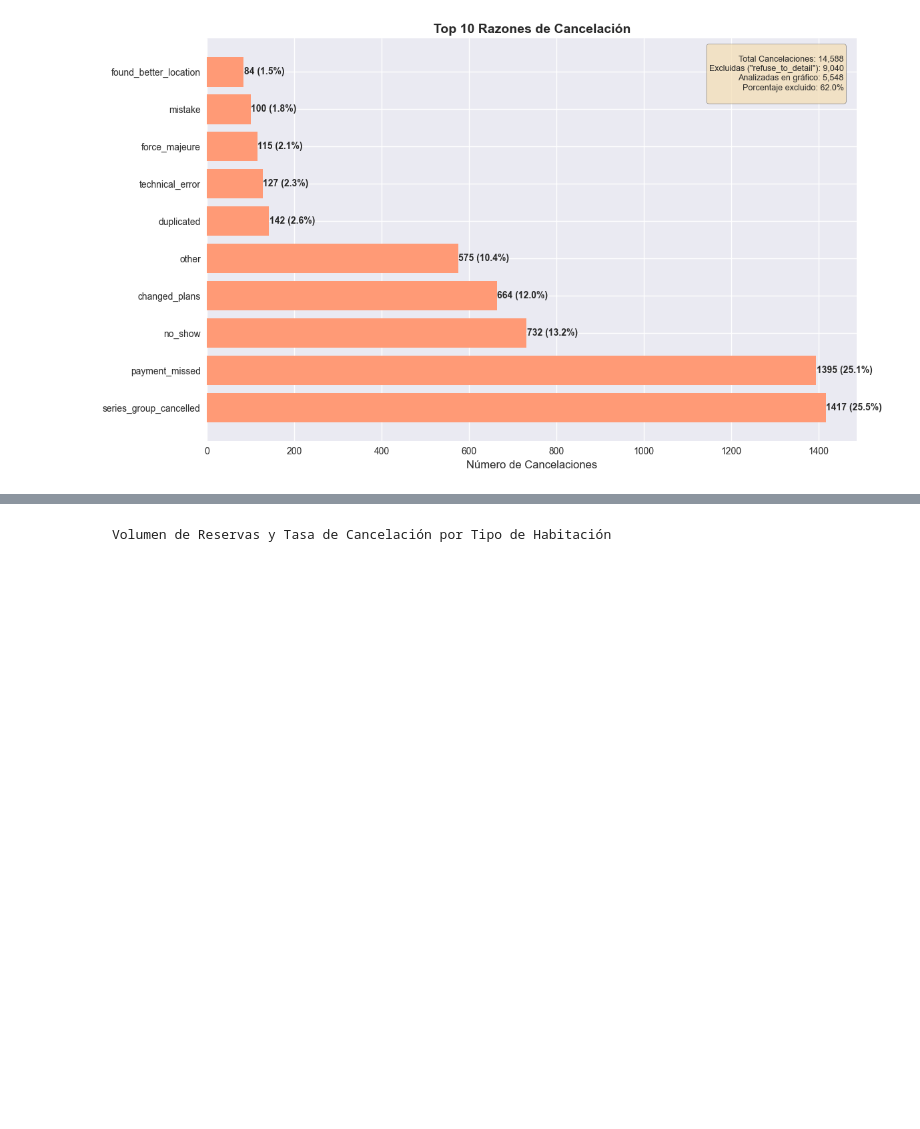
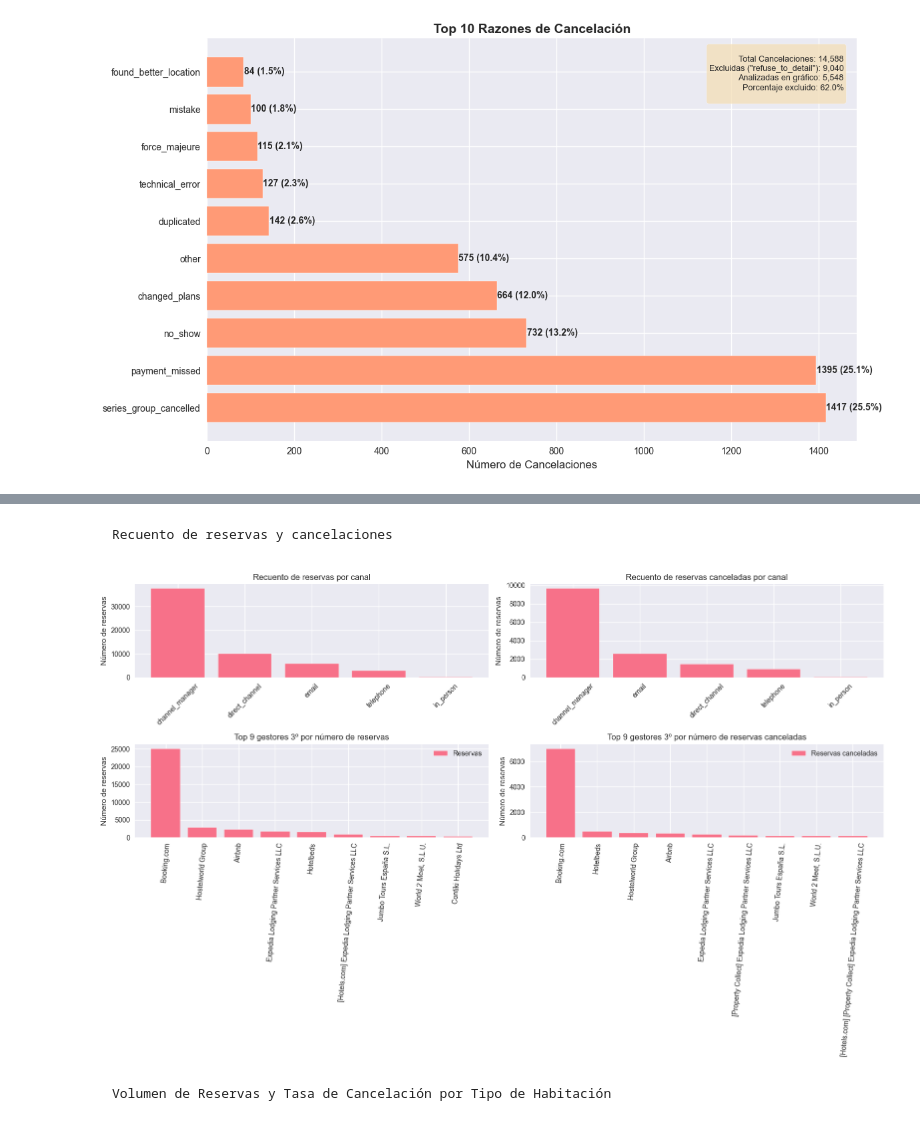
Before and after one commit to javierllorenteMon/RETO_06_VerdeOSCURO, a Jupyter notebook: Analisis_Exploratorio.ipynb, the cells around one changed output, grey strips where cells are left out. Drawn from its saved outputs; the diff is of its cells as text; code cells hidden in the pictures; blank space fills up the shorter version.

```diff
--- a/Analisis_Exploratorio.ipynb
+++ b/Analisis_Exploratorio.ipynb
@@ -312,3 +364,75 @@ Distribución de razones (excluyendo 'refuse_to_detail'):
+# %% [markdown]
+    Recuento de reservas y cancelaciones
+# %%
+fig, axes = plt.subplots(2, 2, figsize=(16, 10))
+
+# -------------------------
+# 1. Recuento de reservas por canal
+# -------------------------
+reservas_por_canal = df["origin"].value_counts()
+axes[0, 0].bar(reservas_por_canal.index, reservas_por_canal.values)
+axes[0, 0].set_title("Recuento de reservas por canal")
+axes[0, 0].set_ylabel("Número de reservas")
+axes[0, 0].tick_params(axis="x", rotation=45)
+
+# -------------------------
+# 2. Recuento de reservas canceladas por canal
+# -------------------------
+canceladas_por_canal = df[df["status"] == "cancelled"]["origin"].value_counts()
+axes[0, 1].bar(canceladas_por_canal.index, canceladas_por_canal.values)
+axes[0, 1].set_title("Recuento de reservas canceladas por canal")
+axes[0, 1].set_ylabel("Número de reservas")
+axes[0, 1].tick_params(axis="x", rotation=45)
+
+# -------------------------
+# 3. Top 9 gestores 3º por número de reservas
+# -------------------------
+gestor3_reservas = (
+    df[df["travel_agency_name"].notna()]
+    ["travel_agency_name"]
+    .value_counts()
+    .head(9)
+)
+
+axes[1, 0].bar(
+    gestor3_reservas.index,
+    gestor3_reservas.values,
+    label="Reservas"
+)
+axes[1, 0].set_title("Top 9 gestores 3º por número de reservas")
+axes[1, 0].set_ylabel("Número de reservas")
+axes[1, 0].tick_params(axis="x", rotation=85)
+axes[1, 0].legend()
+
+# -------------------------
+# 4. Top 9 gestores 3º por número de reservas canceladas
+# -------------------------
+gestor3_canceladas = (
+    df[
+        (df["travel_agency_name"].notna()) &
+        (df["status"] == "cancelled")
+    ]["travel_agency_name"]
+    .value_counts()
+    .head(9)
+)
+
+axes[1, 1].bar(
+    gestor3_canceladas.index,
+    gestor3_canceladas.values,
+    label="Reservas canceladas"
+)
+axes[1, 1].set_title("Top 9 gestores 3º por número de reservas canceladas")
+axes[1, 1].set_ylabel("Número de reservas")
+axes[1, 1].tick_params(axis="x", rotation=85)
+axes[1, 1].legend()
+
+# =========================
+# Ajuste final
+# =========================
+plt.tight_layout()
+plt.show()
+# %% [output]
+[figure, added]
 # %% [markdown]
     Volumen de Reservas y Tasa de Cancelación por Tipo de Habitación
 # %%
```
Also changed, not shown: parts of 20 cells of this notebook.
